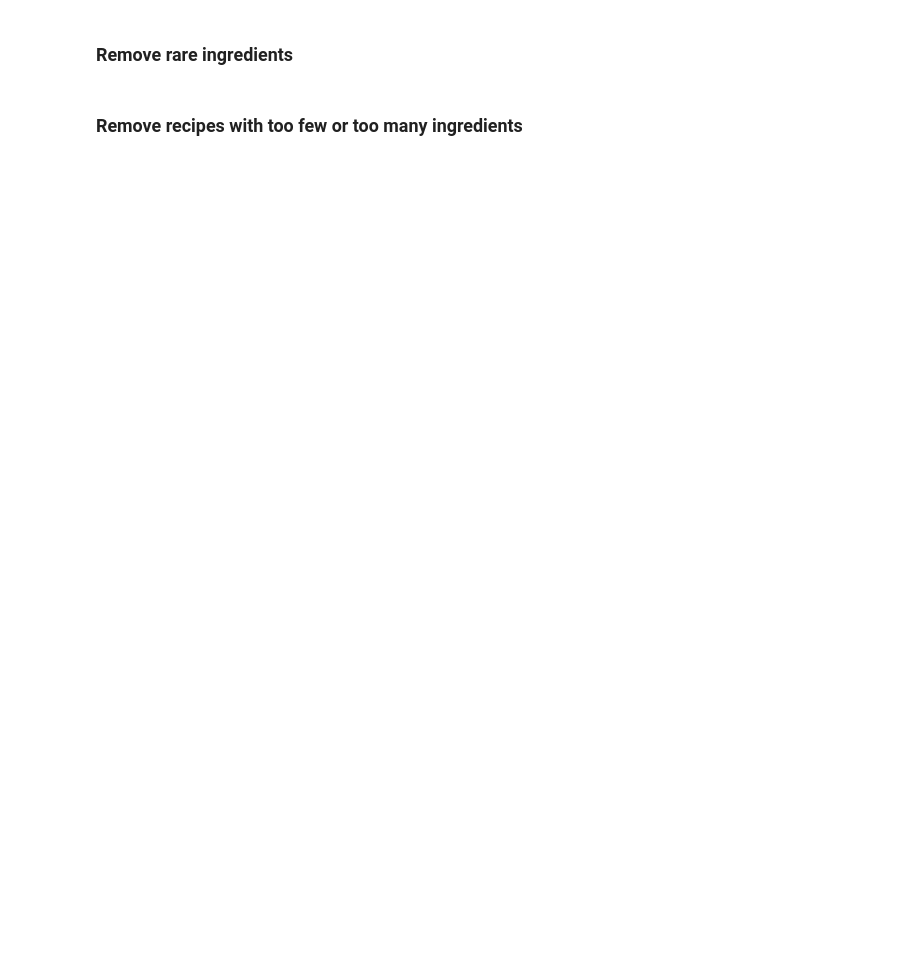
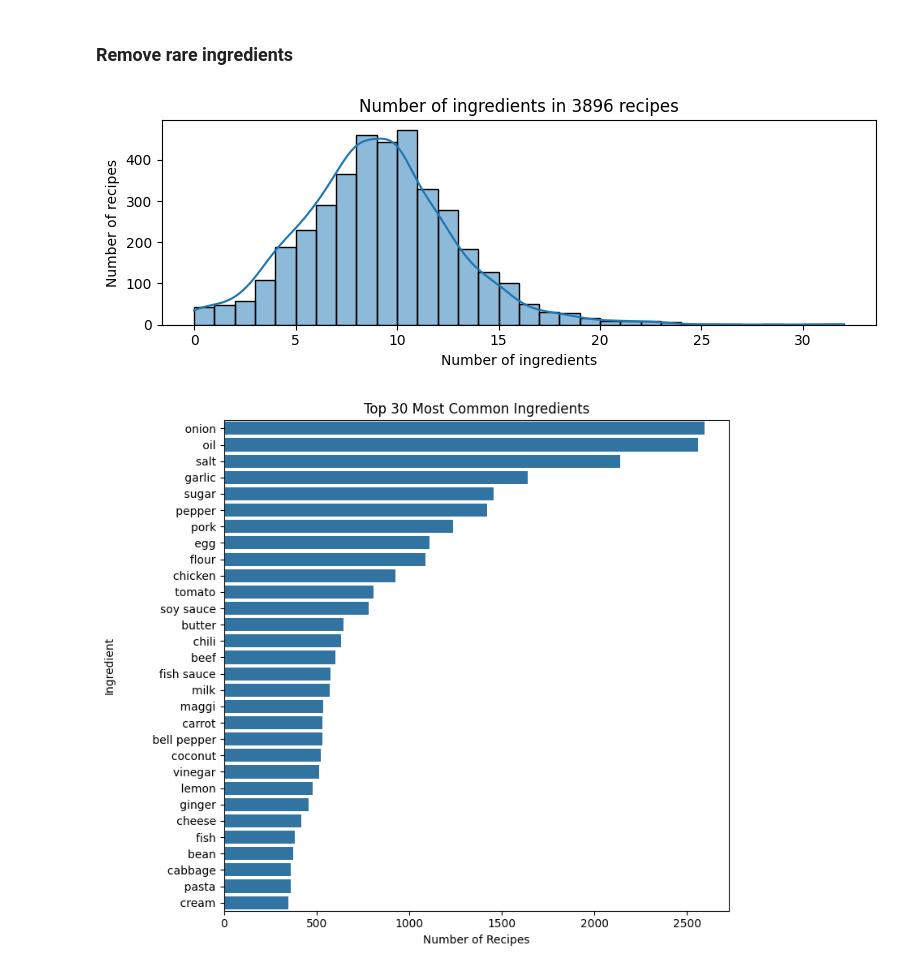
Before and after one commit to rixmape/panlasang-pinoy-clustering, a Jupyter notebook: main.ipynb, the cells around one changed output. Cells and saved outputs as stored; diff of their text form; code cells hidden in the pictures; blank space fills up the shorter version.

```diff
--- a/main.ipynb
+++ b/main.ipynb
@@ -142,6 +178,6 @@ def clean_ingredient(ingredient):
     return ingredient.lower().strip()
 
 
-recipe_df["clean_ingredients"] = recipe_df.ingredients.progress_apply(
-    lambda x: [clean_ingredient(i) for i in x]
+recipe_df["cleaned"] = recipe_df.ingredients.progress_apply(
+    lambda x: [cleaned for i in x if (cleaned := clean_ingredient(i))]
 )
@@ -176,6 +214,6 @@ def lemmatize_nouns(ingredient):
     return " ".join(lemmas)
 
 
-recipe_df["lemmatized"] = recipe_df.clean_ingredients.progress_apply(
+recipe_df["lemmatized"] = recipe_df.cleaned.progress_apply(
     lambda x: [lemmatized for i in x if (lemmatized := lemmatize_nouns(i))]
 )
@@ -288,9 +347,7 @@ def remove_rare_ingredient(ingredient):
     return ingredient if ingredient not in rare_ingredients else None
 
 
-recipe_df["frequent"] = recipe_df.components.apply(
+recipe_df["frequent"] = recipe_df.components.progress_apply(
     lambda x: [frequent for i in x if (frequent := remove_rare_ingredient(i))]
 )
-
-plot_ingredient_count_distribution(recipe_df.final_ingredients)
 # %%
@@ -298,15 +355,6 @@ save_ingredients(recipe_df.frequent, with_frequency=True)
-# %% [markdown]
-### Remove recipes with too few or too many ingredients
-# %%
-# TODO: Be more dynamic with these values
-MIN_INGREDIENTS_IN_RECIPE = 4
-MAX_INGREDIENTS_IN_RECIPE = 15
-
-counts = recipe_df.frequent.apply(len)
-
-recipe_df = recipe_df[
-    (counts >= MIN_INGREDIENTS_IN_RECIPE)
-    & (counts <= MAX_INGREDIENTS_IN_RECIPE)
-]
-
-plot_ingredient_count_distribution(recipe_df.frequent)
+# %%
+plot_ingredient_count_distribution(recipe_df.frequent)
+plot_common_ingredients(recipe_df.frequent)
+# %% [output]
+[figure, added]
+[figure, added]
```
Also changed, not shown: parts of 19 cells of this notebook, 11 other files.
